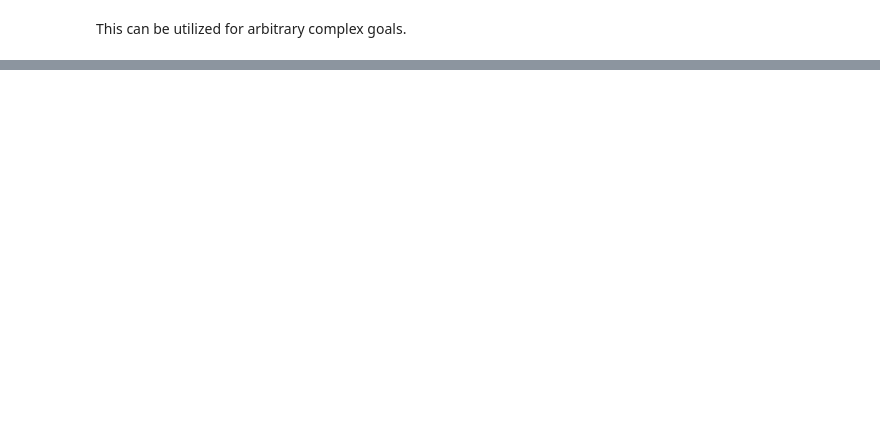
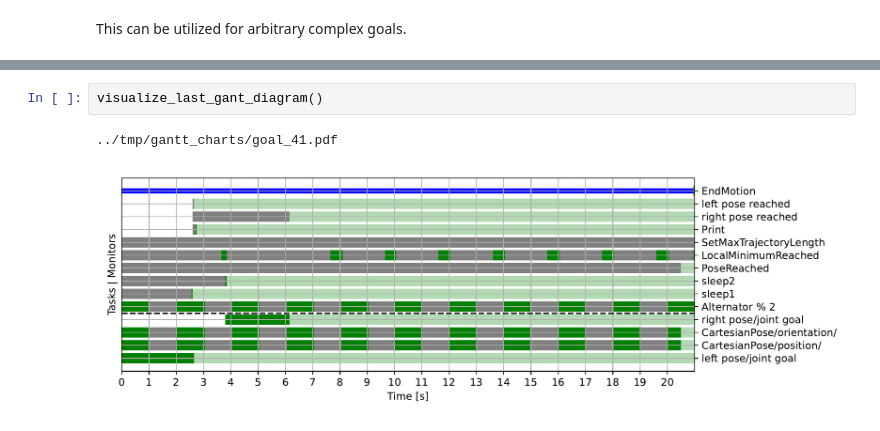
Before and after one commit to SemRoCo/giskardpy, a Jupyter notebook: scripts/giskard_examples.ipynb, the cells around one changed output, grey strips where cells are left out. Saved outputs shown, nothing was run; the diff lists cells and outputs as text; blank space fills up the shorter version.

```diff
--- a/scripts/giskard_examples.ipynb
+++ b/scripts/giskard_examples.ipynb
@@ -679,0 +795,5 @@ This can be utilized for arbitrary complex goals.
+# %%
+visualize_last_gant_diagram()
+# %% [output]
+../tmp/gantt_charts/goal_41.pdf
+[figure, added]
```
Also changed, not shown: parts of 8 cells of this notebook.
